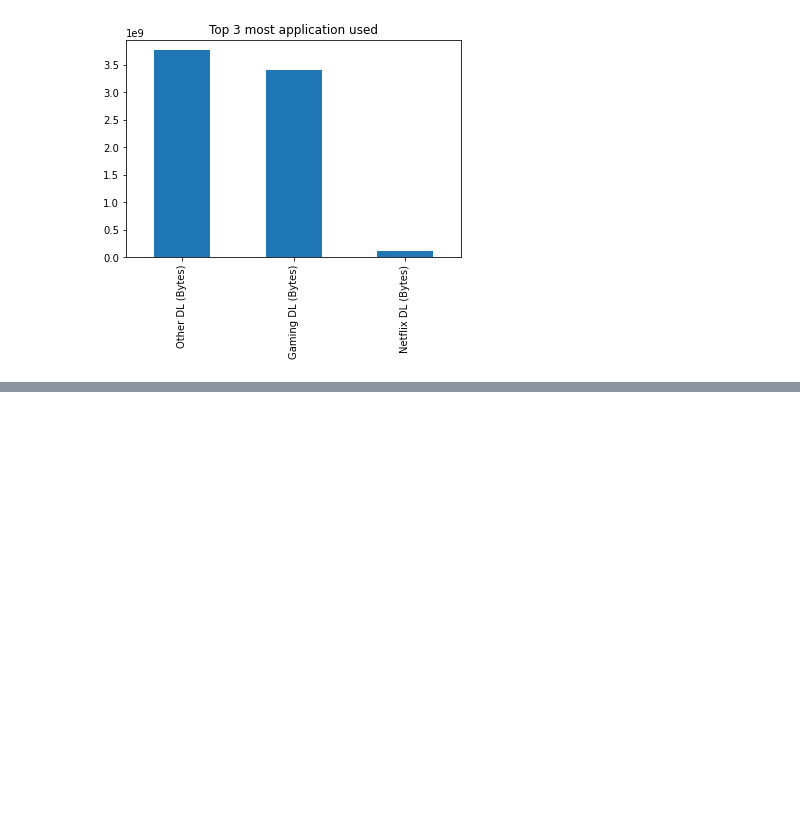
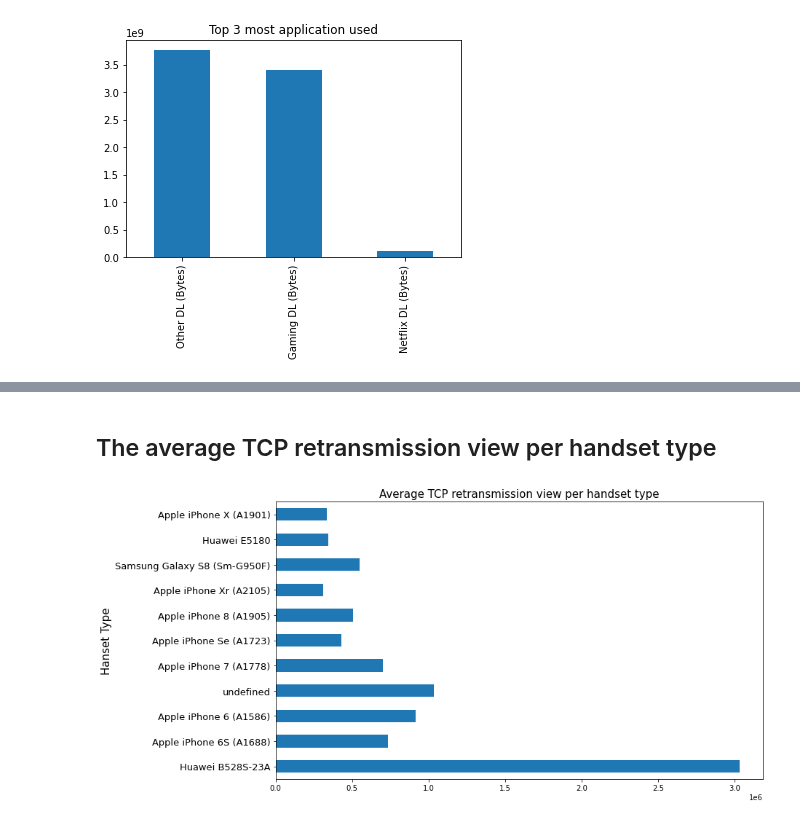
Before and after one commit to comsavvy/Data-analysis-for-business, a Jupyter notebook: Data analysis1.ipynb, the cells around one changed output, grey strips where cells are left out. Saved outputs shown, nothing was run; the diff lists cells and outputs as text; code cells hidden in the pictures; blank space fills up the shorter version.

```diff
--- a/Data analysis1.ipynb
+++ b/Data analysis1.ipynb
@@ -667,0 +772,10 @@ Text(0.5, 1.0, 'Top 3 most application used')
+# %% [markdown]
+## The average TCP retransmission view per handset type
+# %%
+plt.figure(figsize= (12, 7))
+freq.iloc[:, 1].head(11).plot.barh()
+plt.yticks(fontsize= 13)
+plt.ylabel('Hanset Type', fontsize= 15)
+plt.title('Average TCP retransmission view per handset type', fontsize= 15);
+# %% [output]
+[figure, added]
```
Also changed, not shown: parts of 33 cells of this notebook.
